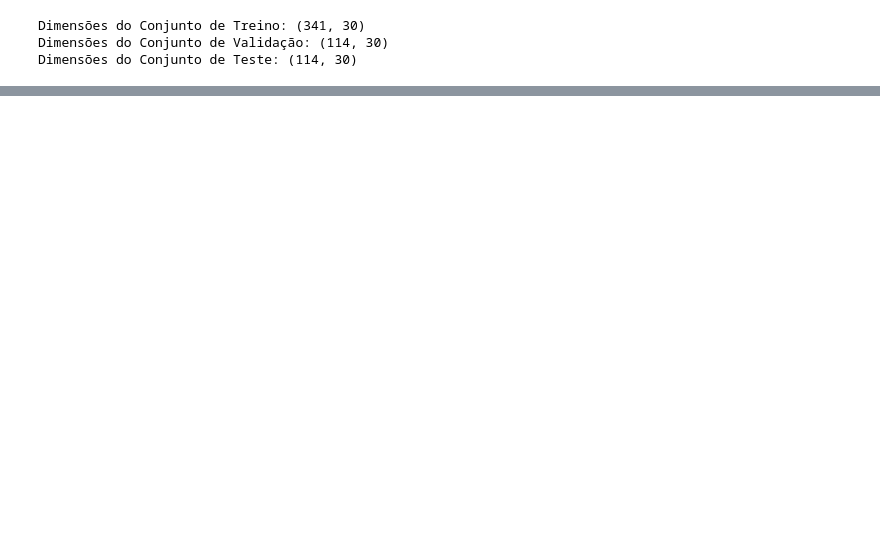
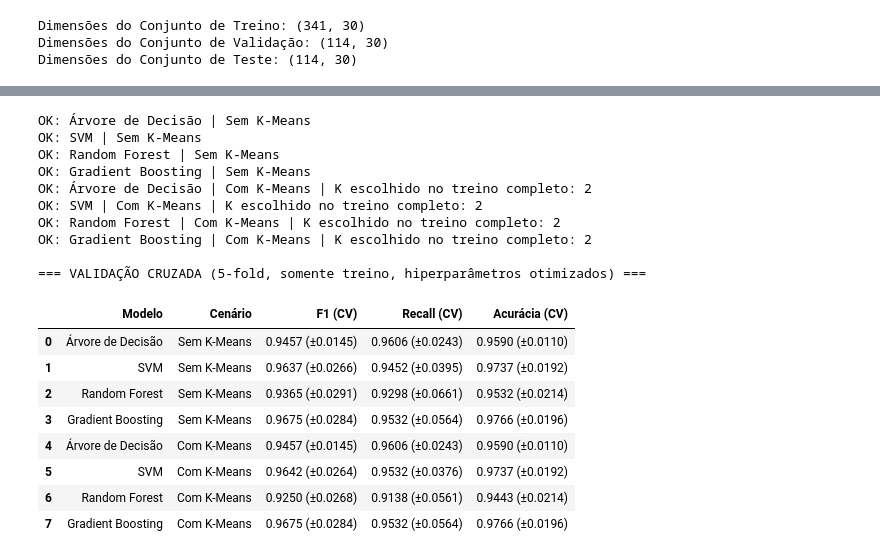
Before and after one commit to MaineCalabrezi13/Classificacao-Cancer-Mama-ML, a Jupyter notebook: Modelos_Unidos.ipynb, the cells around one changed output, grey strips where cells are left out. Saved outputs shown, nothing was run; the diff lists cells and outputs as text; code cells hidden in the pictures; blank space fills up the shorter version.

```diff
--- a/Modelos_Unidos.ipynb
+++ b/Modelos_Unidos.ipynb
@@ -346,0 +450,68 @@ plt.show()
+# %%
+# Célula 6: Tuning (GridSearchCV dentro do Pipeline) e comparação Sem K-Means (30 feat.) vs Com K-Means (30 + K-Means)
+# Scaler, escolha de K e K-Means são reajustados em CADA fold -> sem vazamento.
+# O GridSearch usa SOMENTE o conjunto de treino (validação e teste não participam).
+
+cv_strategy = StratifiedKFold(n_splits=5, shuffle=True, random_state=42)
+
+modelos_grid = {
+    "Árvore de Decisão": (DecisionTreeClassifier(random_state=42),
+        {"clf__max_depth": [3, 5, 7, None], "clf__min_samples_leaf": [1, 2, 5]}),
+    "SVM": (SVC(probability=True, random_state=42),
+        {"clf__C": [0.1, 1, 10], "clf__gamma": ["scale", 0.01, 0.1], "clf__kernel": ["rbf"]}),
+    "Random Forest": (RandomForestClassifier(random_state=42),
+        {"clf__n_estimators": [100, 300], "clf__max_depth": [None, 5, 10], "clf__min_samples_leaf": [1, 2]}),
+    "Gradient Boosting": (GradientBoostingClassifier(random_state=42),
+        {"clf__n_estimators": [100, 200], "clf__learning_rate": [0.05, 0.1], "clf__max_depth": [2, 3]}),
+}
+
+CEN_SEM = "Sem K-Means"
+CEN_COM = "Com K-Means"
+cenarios = {CEN_SEM: False, CEN_COM: True}
+scoring = {"f1": "f1", "recall": "recall", "accuracy": "accuracy"}
+
+melhores = {}          # (modelo, cenário) -> pipeline treinado com melhores hiperparâmetros
+linhas_cv = []
+
+for cen, usar_km in cenarios.items():
+    for nome, (est, grid) in modelos_grid.items():
+        pipe = build_pipeline(clone(est), usar_km)
+        gs = GridSearchCV(pipe, grid, cv=cv_strategy, scoring=scoring, refit="f1", n_jobs=-1)
+        gs.fit(X_train_raw, y_train)          # somente treino
+        i = gs.best_index_
+        melhores[(nome, cen)] = gs.best_estimator_
+        linhas_cv.append({
+            "Modelo": nome, "Cenário": cen,
+            "F1 (CV)": f"{gs.cv_results_['mean_test_f1'][i]:.4f} (±{gs.cv_results_['std_test_f1'][i]:.4f})",
+            "Recall (CV)": f"{gs.cv_results_['mean_test_recall'][i]:.4f} (±{gs.cv_results_['std_test_recall'][i]:.4f})",
+            "Acurácia (CV)": f"{gs.cv_results_['mean_test_accuracy'][i]:.4f} (±{gs.cv_results_['std_test_accuracy'][i]:.4f})"
+        })
+        extra = ""
+        if usar_km:
+            extra = f" | K escolhido no treino completo: {gs.best_estimator_.named_steps['kmeans_feats'].selected_k_}"
+        print(f"OK: {nome} | {cen}{extra}")
+
+df_cv = pd.DataFrame(linhas_cv)
+pd.set_option("display.max_colwidth", None)
+print("\n=== VALIDAÇÃO CRUZADA (5-fold, somente treino, hiperparâmetros otimizados) ===")
+display(df_cv)
+# %% [output]
+OK: Árvore de Decisão | Sem K-Means
+OK: SVM | Sem K-Means
+OK: Random Forest | Sem K-Means
+OK: Gradient Boosting | Sem K-Means
+OK: Árvore de Decisão | Com K-Means | K escolhido no treino completo: 2
+OK: SVM | Com K-Means | K escolhido no treino completo: 2
+OK: Random Forest | Com K-Means | K escolhido no treino completo: 2
+OK: Gradient Boosting | Com K-Means | K escolhido no treino completo: 2
+
+=== VALIDAÇÃO CRUZADA (5-fold, somente treino, hiperparâmetros otimizados) ===
+|  | Modelo | Cenário | F1 (CV) | Recall (CV) | Acurácia (CV) |
+| 0 | Árvore de Decisão | Sem K-Means | 0.9457 (±0.0145) | 0.9606 (±0.0243) | 0.9590 (±0.0110) |
+| 1 | SVM | Sem K-Means | 0.9637 (±0.0266) | 0.9452 (±0.0395) | 0.9737 (±0.0192) |
+| 2 | Random Forest | Sem K-Means | 0.9365 (±0.0291) | 0.9298 (±0.0661) | 0.9532 (±0.0214) |
+| 3 | Gradient Boosting | Sem K-Means | 0.9675 (±0.0284) | 0.9532 (±0.0564) | 0.9766 (±0.0196) |
+| 4 | Árvore de Decisão | Com K-Means | 0.9457 (±0.0145) | 0.9606 (±0.0243) | 0.9590 (±0.0110) |
+| 5 | SVM | Com K-Means | 0.9642 (±0.0264) | 0.9532 (±0.0376) | 0.9737 (±0.0192) |
+| 6 | Random Forest | Com K-Means | 0.9250 (±0.0268) | 0.9138 (±0.0561) | 0.9443 (±0.0214) |
+| 7 | Gradient Boosting | Com K-Means | 0.9675 (±0.0284) | 0.9532 (±0.0564) | 0.9766 (±0.0196) |
```
Also changed, not shown: parts of 12 cells of this notebook.
